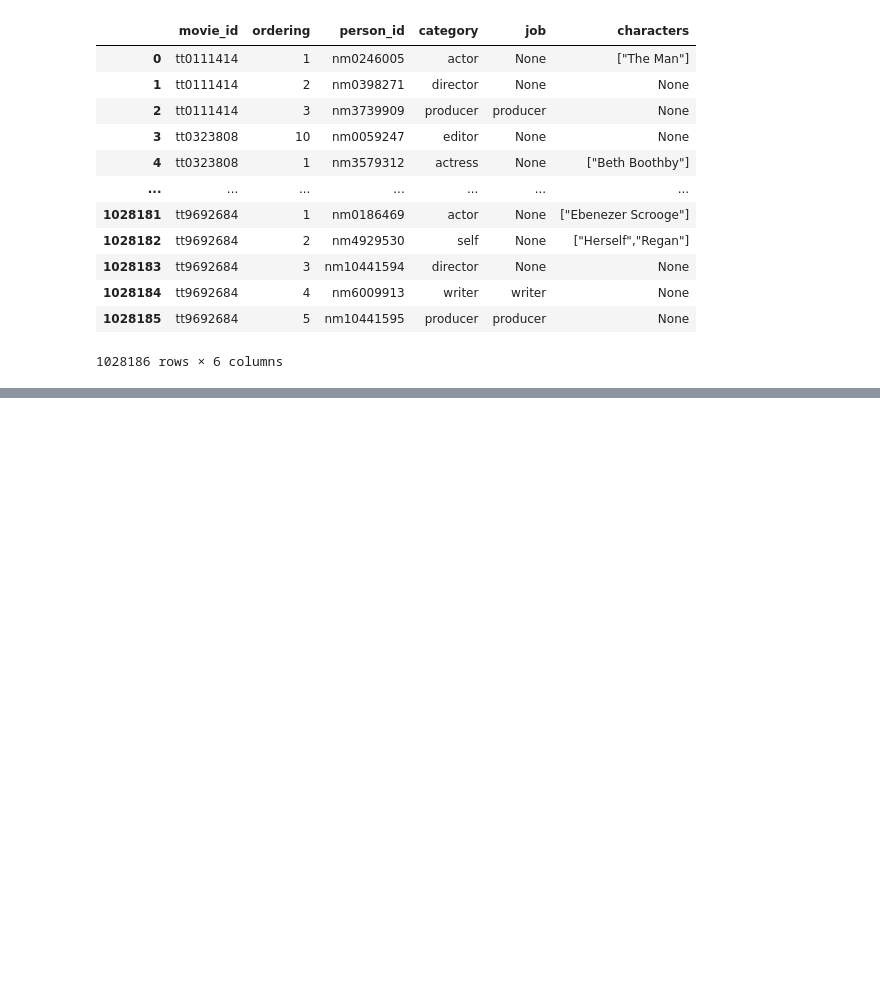
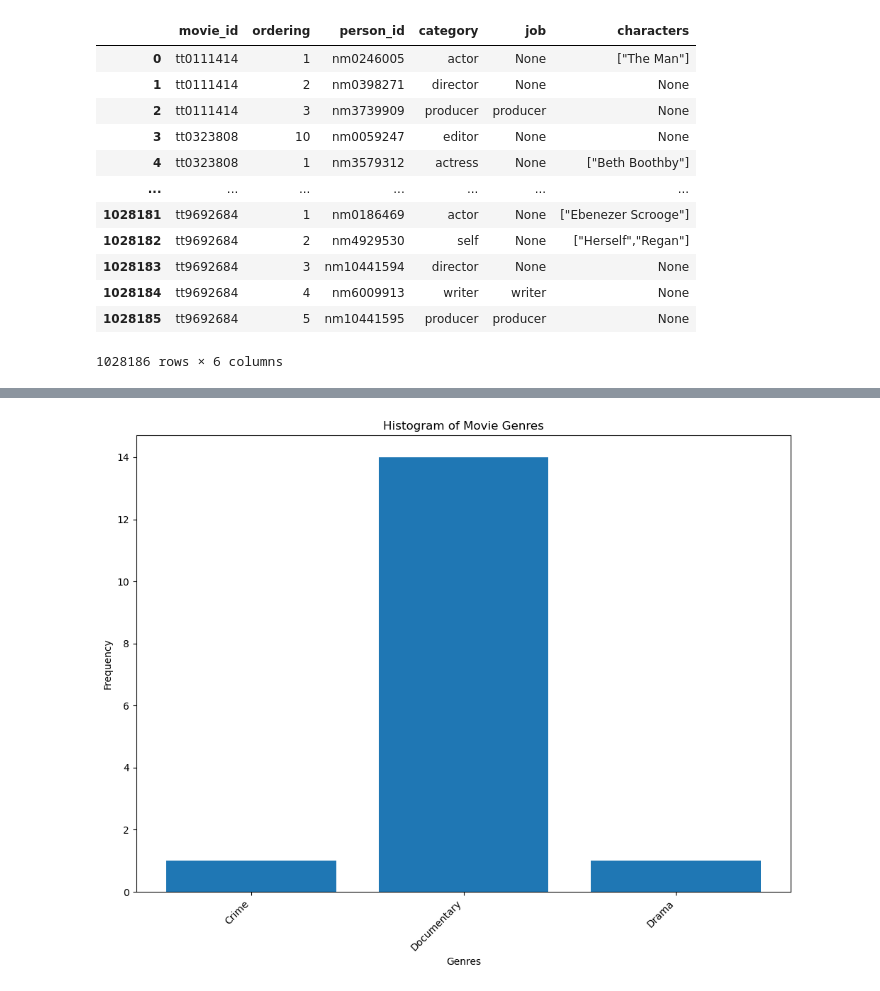
Before and after one commit to winnycodegurl/Ds-Phase1--Movies-Project, a Jupyter notebook: Movieprojectcode.ipynb, the cells around one changed output, grey strips where cells are left out. Drawn from its saved outputs; the diff is of its cells as text; code cells hidden in the pictures; blank space fills up the shorter version.

```diff
--- a/Movieprojectcode.ipynb
+++ b/Movieprojectcode.ipynb
@@ -667,0 +1041,38 @@ DatabaseError: Execution failed on sql ' SELECT *FROM writers WHERE movie_id =
+# %%
+#It is certainly very clear that the audience loves Documentaries.#The above list is a list of dictionaries.
+movie_data = [
+    {"Movie Title": "Freeing Bernie Baran", "Genres": "Crime,Documentary"},
+    {"Movie Title": "Exteriores: Mulheres Brasileiras na Diplomacia", "Genres": "Documentary"},
+    {"Movie Title": "Exteriores: Mulheres Brasileiras na Diplomacia", "Genres": "Documentary"},
+    {"Movie Title": "Foreign - Brazilian Women in Diplomacy", "Genres": "Documentary"},
+    {"Movie Title": "Hercule contre Hermès", "Genres": "Documentary"},
+    {"Movie Title": "Revolution Food", "Genres": "Documentary"},
+    {"Movie Title": "Dog Days in the Heartland", "Genres": "Drama"},
+    {"Movie Title": "Requiem voor een Boom", "Genres": "Documentary"},
+    {"Movie Title": "Atlas Mountain: Barbary Macaques - Childcaring Is the Man's Job", "Genres": "Documentary"},
+    {"Movie Title": "Atlas Mountain: Barbary Macaques - Childcaring Is the Man's Job", "Genres": "Documentary"},
+    {"Movie Title": "The Paternal Bond: Barbary Macaques", "Genres": "Documentary"},
+    {"Movie Title": "The Paternal Bond: Barbary Macaques", "Genres": "Documentary"},
+    {"Movie Title": "Macaques de Barbarie, la force du lien", "Genres": "Documentary"},
+    {"Movie Title": "Fly High: Story of the Disc Dog", "Genres": "Documentary"},
+    {"Movie Title": "A Dedicated Life: Phoebe Brand and the Legacy of the Group Theater", "Genres": "Documentary"}
+]
+genres = [genre.strip() for movie in movie_data for genre in movie["Genres"].split(",")]
+
+# Count occurrences of each genre
+genre_counts = {}
+for genre in genres:
+    genre_counts[genre] = genre_counts.get(genre, 0) + 1
+
+# Plot histogram
+import matplotlib.pyplot as plt
+plt.figure(figsize=(10, 8))
+plt.bar(genre_counts.keys(), genre_counts.values())
+plt.xlabel('Genres')
+plt.ylabel('Frequency')
+plt.title('Histogram of Movie Genres')
+plt.xticks(rotation=45, ha='right')
+plt.tight_layout()
+plt.show()
+# %% [output]
+[figure, added]
```
Also changed, not shown: parts of 64 cells of this notebook.
